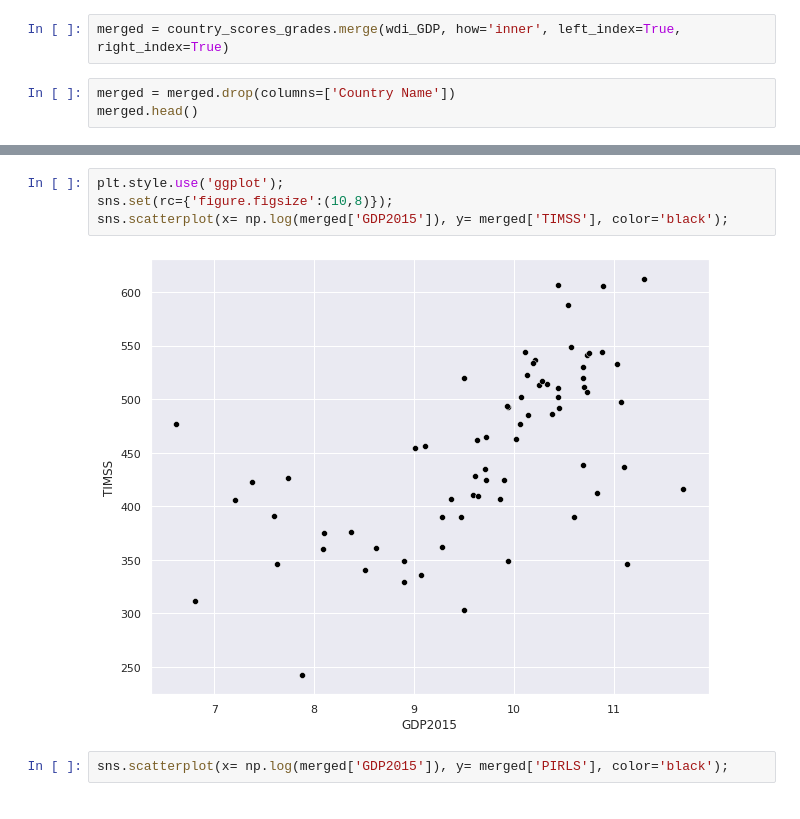
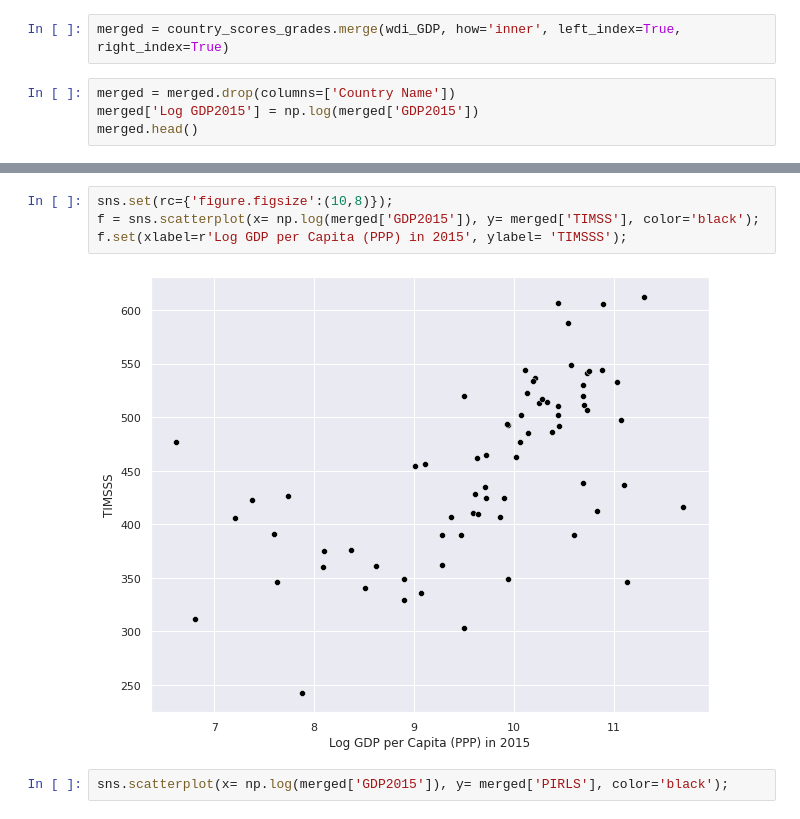
Before and after one commit to kmatzaro/Mathesis-assignments, a Jupyter notebook: Rosetta Stone/assignment_2.ipynb, the cells around one changed output, grey strips where cells are left out. Cells and saved outputs as stored; diff of their text form.

```diff
--- a/Rosetta Stone/assignment_2.ipynb
+++ b/Rosetta Stone/assignment_2.ipynb
@@ -114,5 +126,6 @@ Index(['AFG', 'ALB', 'DZA', 'ASM', 'AND', 'AGO', 'ATG', 'ARB', 'ARG', 'ARM',
 merged = country_scores_grades.merge(wdi_GDP, how='inner', left_index=True, right_index=True)
 # %%
 merged = merged.drop(columns=['Country Name'])
+merged['Log GDP2015'] = np.log(merged['GDP2015'])
 merged.head()
 # %% [output]
@@ -126,9 +197,9 @@ merged.head()
 # %%
-plt.style.use('ggplot');
 sns.set(rc={'figure.figsize':(10,8)});
-sns.scatterplot(x= np.log(merged['GDP2015']), y= merged['TIMSS'], color='black');
+f = sns.scatterplot(x= np.log(merged['GDP2015']), y= merged['TIMSS'], color='black');
+f.set(xlabel=r'Log GDP per Capita (PPP) in 2015', ylabel= 'TIMSSS');
 # %% [output]
-[figure, old version]
+[figure, new version]
 # %%
 sns.scatterplot(x= np.log(merged['GDP2015']), y= merged['PIRLS'], color='black');
 # %% [output]
```
Also changed, not shown: parts of 13 cells of this notebook.
